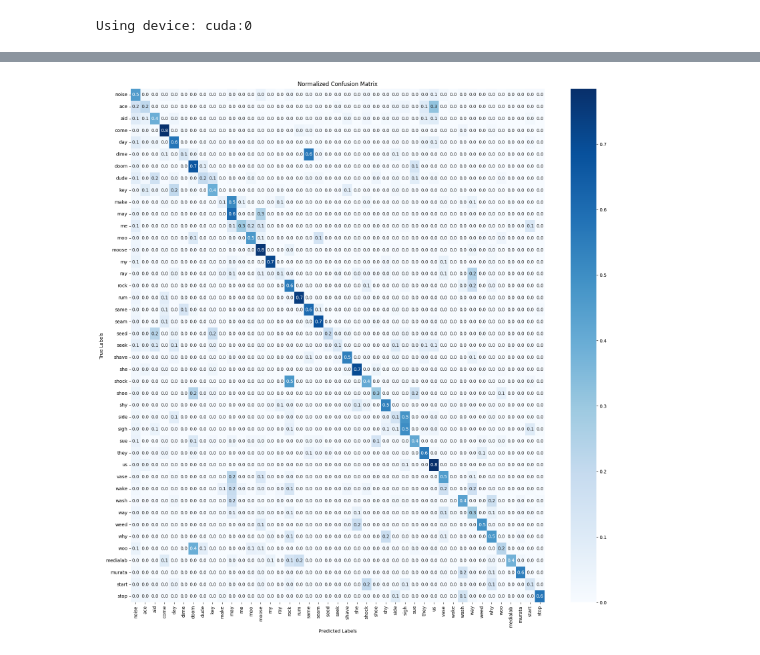
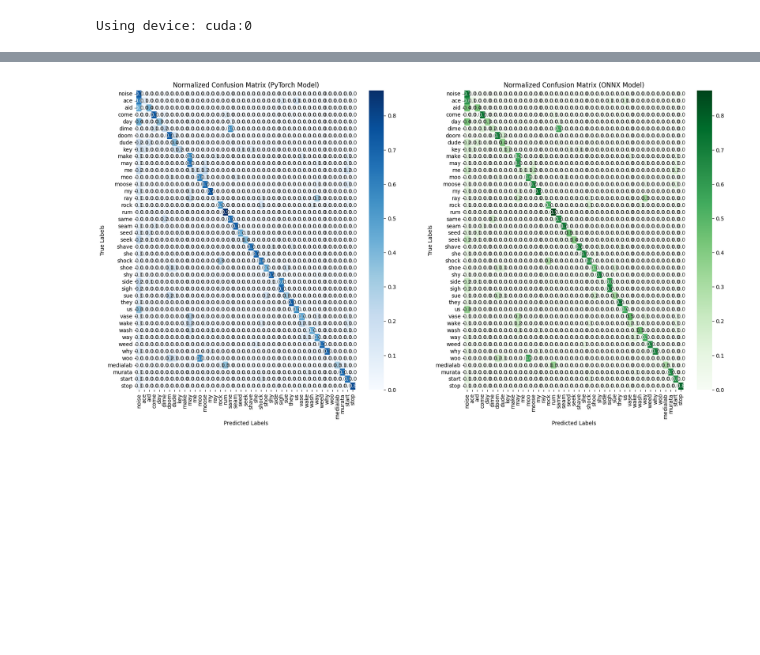
Before and after one commit to COLVERTYETY/Murmurations, a Jupyter notebook: ML/ctcTransformer_seq_full.ipynb, the cells around one changed output, grey strips where cells are left out. Drawn from its saved outputs; the diff is of its cells as text; code cells hidden in the pictures; blank space fills up the shorter version.

```diff
--- a/ML/ctcTransformer_seq_full.ipynb
+++ b/ML/ctcTransformer_seq_full.ipynb
@@ -254,7 +254,7 @@ class normalizer():
 
 desc_path = "train_descriptor.json"  # the descriptor you just generated
 seq_len = 16000
-dataset = SyntheticDataset(descriptor_path=desc_path, target_seq_length=seq_len, n_signals=(2,3))
+dataset = SyntheticDataset(descriptor_path=desc_path, target_seq_length=seq_len, n_signals=(0,3))
 transform = normalizer(mean=[dataset.descriptor['adc_mean']], std=[dataset.descriptor['adc_std']], augment=False)
 dataset.transform = transform
 print("Dataset length:", len(dataset))
@@ -1096,8 +1373,0 @@ peak_accuracy = np.max(test_acc)
-# %%
-# Load the best model's state dictionary
-model.load_state_dict(torch.load("best_v1dTransformer.pth"))
-
-# Move the model to the appropriate device
-model.to(global_device)
-
-print("Best model loaded successfully.")
@@ -1106,21 +1430,22 @@ Best model loaded successfully.
 # %%
 import seaborn as sns
+import matplotlib.pyplot as plt
 from sklearn.metrics import confusion_matrix
-
-import matplotlib.pyplot as plt
+import numpy as np
 
 def evaluate_epoch(
     model,
+    onnx_model,
     dataloader,
     dataset,  # used for `id_to_dataset()`
     loss_func,
     device='cpu',
-    epochs=100,
+    epochs=10,
     verbosity=1
 ):
     """
-    Evaluate `model` for 1 epoch on `dataloader`.
-    Returns (avg_loss, accuracy, confusion_matrix).
+    Evaluate `model` and `onnx_model` for 1 epoch on `dataloader`.
+    Returns (avg_loss, accuracy, confusion_matrix) for both models.
     """
     model.to(device)
     model.eval()
@@ -1132,6 +1457,10 @@ def evaluate_epoch(
 
     all_labels = []
     all_preds = []
+    all_preds_onnx = []
+
+    # Load ONNX runtime session
+    ort_session = ort.InferenceSession(onnx_path, providers=['CUDAExecutionProvider', 'CPUExecutionProvider'])
 
     with torch.no_grad():
         for epoch in tqdm(range(epochs), desc="Evaluating", disable=(verbosity == 0)):
@@ -1168,29 +1497,50 @@ def evaluate_epoch(
                 all_labels.extend(ids_1d.cpu().tolist())
                 all_preds.extend(pred.view(-1).cpu().tolist())
 
+                # Evaluate ONNX model
+                adc_numpy = adc.cpu().numpy()
+                ort_inputs = {'input': adc_numpy}
+                ort_outs = ort_session.run(None, ort_inputs)
+                onnx_logits = torch.tensor(ort_outs[0]).to(device)
+                onnx_pred = onnx_logits.argmax(dim=2)
+                all_preds_onnx.extend(onnx_pred.view(-1).cpu().tolist())
+
     avg_loss = total_loss / max(num_batches, 1)
     accuracy = 100.0 * total_correct / max(total_tokens, 1)
 
-    # Build confusion matrix
+    # Build confusion matrices
     conf_mat = confusion_matrix(all_labels, all_preds)
     conf_mat_normalized = conf_mat.astype('float') / conf_mat.sum(axis=1, keepdims=True)
+
+    conf_mat_onnx = confusion_matrix(all_labels, all_preds_onnx)
+    conf_mat_onnx_normalized = conf_mat_onnx.astype('float') / conf_mat_onnx.sum(axis=1, keepdims=True)
 
     if verbosity > 0:
         print(f"Evaluation => Loss: {avg_loss:.4f}, Accuracy: {accuracy:.2f}%")
 
-        # Display confusion matrix
-        plt.figure(figsize=(20, 20))
+        # Display confusion matrix for PyTorch model
+        plt.figure(figsize=(20, 10))
+        plt.subplot(1, 2, 1)
         sns.heatmap(conf_mat_normalized, annot=True, fmt=".1f", cmap="Blues", xticklabels=dataset.dataset_map.keys(), yticklabels=dataset.dataset_map.keys())
-        plt.title("Normalized Confusion Matrix")
+        plt.title("Normalized Confusion Matrix (PyTorch Model)")
         plt.xlabel("Predicted Labels")
         plt.ylabel("True Labels")
+
+        # Display confusion matrix for ONNX model
+        plt.subplot(1, 2, 2)
+        sns.heatmap(conf_mat_onnx_normalized, annot=True, fmt=".1f", cmap="Greens", xticklabels=dataset.dataset_map.keys(), yticklabels=dataset.dataset_map.keys())
+        plt.title("Normalized Confusion Matrix (ONNX Model)")
+        plt.xlabel("Predicted Labels")
+        plt.ylabel("True Labels")
+
         plt.show()
 
-    return avg_loss, accuracy, conf_mat
+    return avg_loss, accuracy, conf_mat, conf_mat_onnx
 
-# Evaluate the best model on the test dataset
+# Evaluate the best model and ONNX model on the test dataset
 best_model_stats = evaluate_epoch(
     model,
+    onnx_model,
     val_loader,
     test_dataset,  # pass the test dataset for id_to_dataset()
     loss_func=criterion,
@@ -1202 +1552 @@ Evaluation => Loss: 3.9444, Accuracy: 44.47%
-[figure, old version]
+[figure, new version]
```
Also changed, not shown: parts of 16 cells of this notebook, 1 other file.
